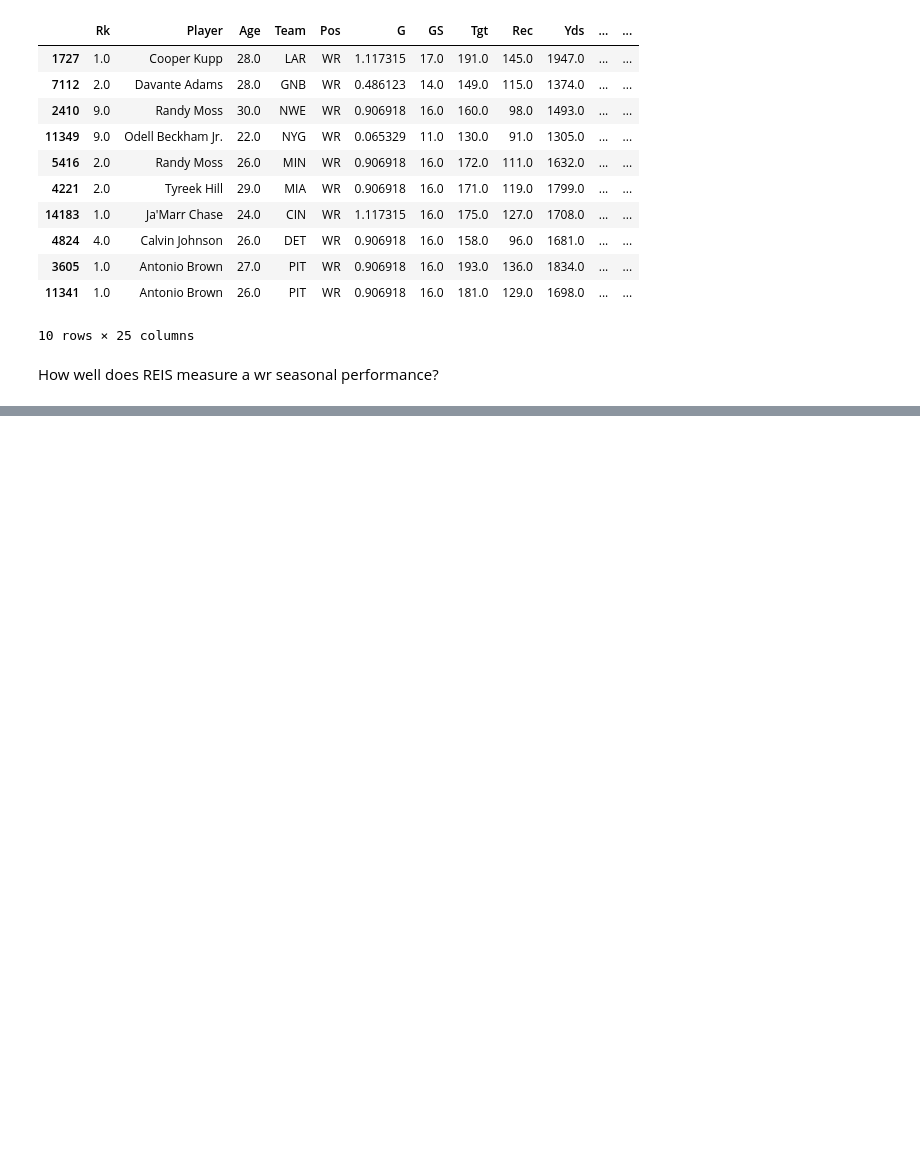
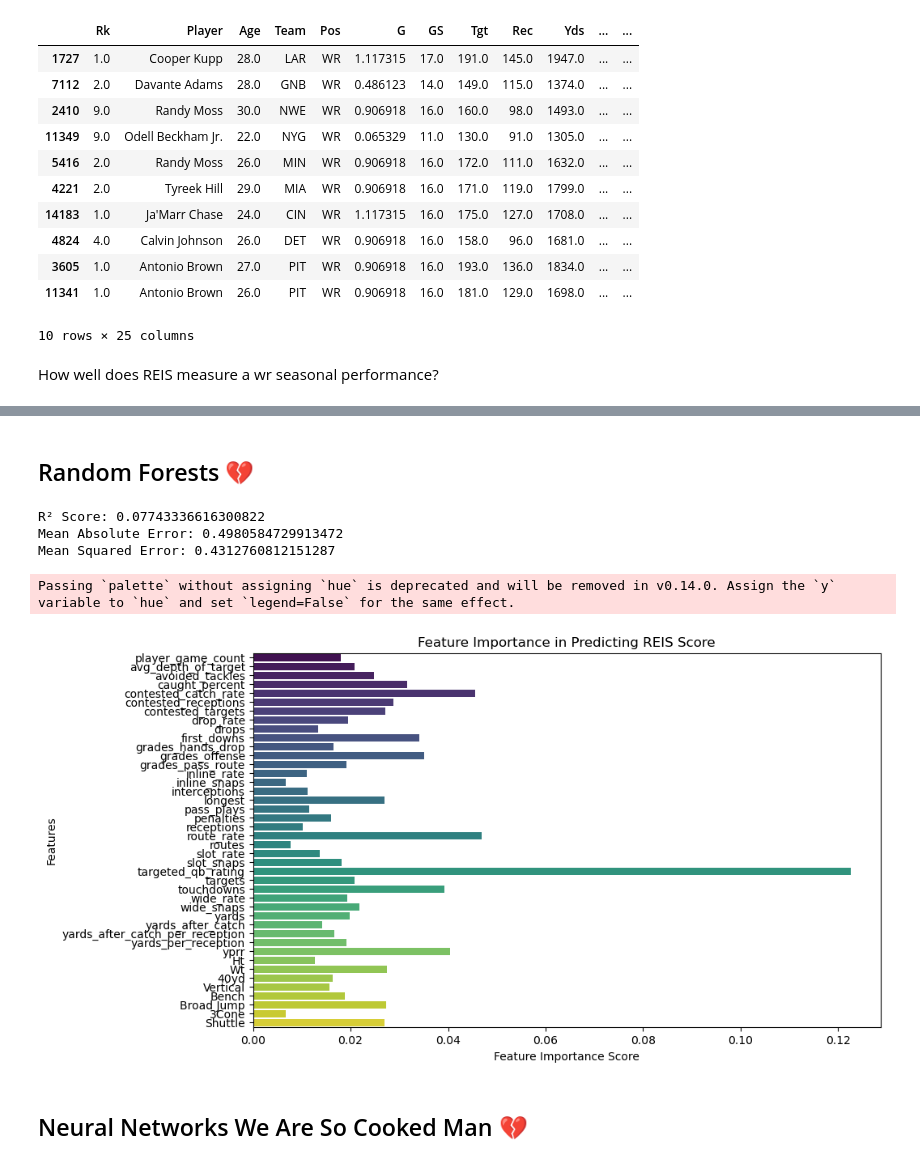
Before and after one commit to vidmt/msas-project, a Jupyter notebook: nfl_combine_analysis.ipynb, the cells around one changed output, grey strips where cells are left out. Drawn from its saved outputs; the diff is of its cells as text; code cells hidden in the pictures; blank space fills up the shorter version.

```diff
--- a/nfl_combine_analysis.ipynb
+++ b/nfl_combine_analysis.ipynb
@@ -243,0 +426,44 @@ fig.show()
+# %% [markdown]
+##  Random Forests 💔
+# %%
+from sklearn.ensemble import RandomForestRegressor
+from sklearn.model_selection import train_test_split, RandomizedSearchCV
+from sklearn.metrics import mean_squared_error, mean_absolute_error, r2_score
+
+
+# Initialize model
+rf = RandomForestRegressor(n_estimators=100, random_state=42)
+
+# Train model
+rf.fit(X_train, y_train)
+
+# Predictions
+y_pred = rf.predict(X_test)
+
+# Evaluate performance
+print("R² Score:", r2_score(y_test, y_pred))
+print("Mean Absolute Error:", mean_absolute_error(y_test, y_pred))
+print("Mean Squared Error:", mean_squared_error(y_test, y_pred))
+
+# Feature Importance
+importances = rf.feature_importances_
+feature_names = X.columns
+
+# Plot Feature Importances
+import matplotlib.pyplot as plt
+import seaborn as sns
+
+plt.figure(figsize=(10, 6))
+sns.barplot(x=importances, y=feature_names, palette="viridis")
+plt.xlabel("Feature Importance Score")
+plt.ylabel("Features")
+plt.title("Feature Importance in Predicting REIS Score")
+plt.show()
+# %% [output]
+R² Score: 0.07743336616300822
+Mean Absolute Error: 0.4980584729913472
+Mean Squared Error: 0.4312760812151287
+Passing `palette` without assigning `hue` is deprecated and will be removed in v0.14.0. Assign the `y` variable to `hue` and set `legend=False` for the same effect.
+[figure, added]
+# %% [markdown]
+## Neural Networks We Are So Cooked Man 💔
```
Also changed, not shown: parts of 13 cells of this notebook, 2 other files.
